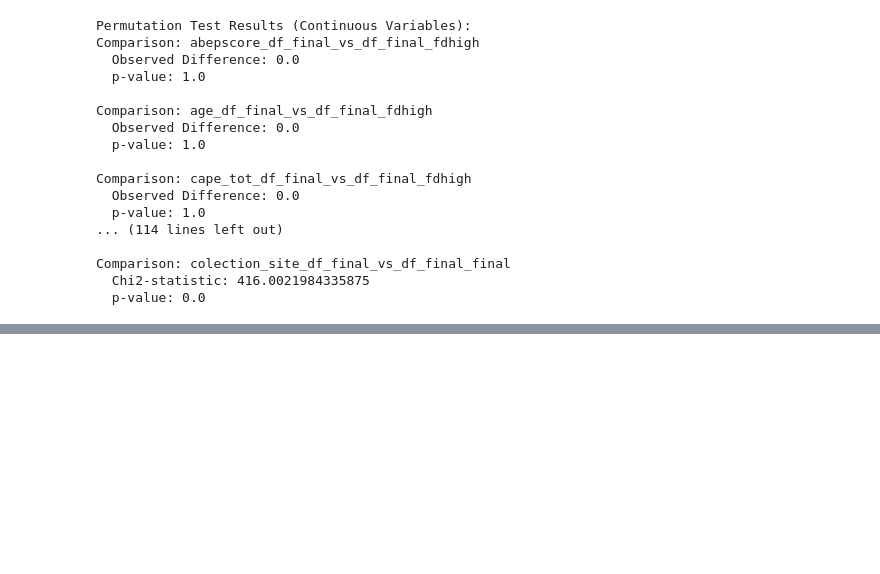
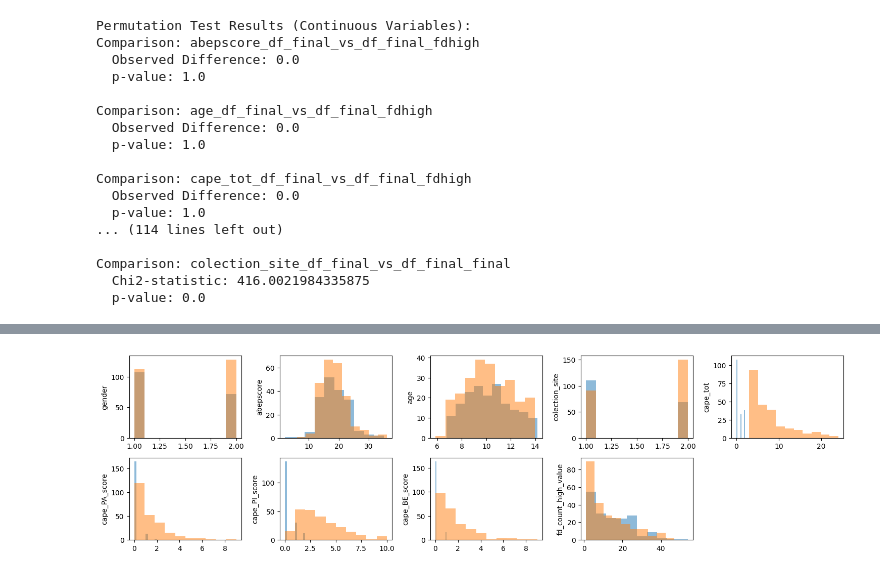
Before and after one commit to angeloodr/INPD-neuroimage-cape, a Jupyter notebook: analisys_code/organizing_dataset.ipynb, the cells around one changed output, grey strips where cells are left out. Cells and saved outputs as stored; diff of their text form; code cells hidden in the pictures; blank space fills up the shorter version.

```diff
--- a/analisys_code/organizing_dataset.ipynb
+++ b/analisys_code/organizing_dataset.ipynb
@@ -430,0 +492,42 @@ Exporting
+# %%
+# Dividir a pontuação de CAPE em baixa e alta (usar mediana como corte)
+df_final_final['cape_group'] = np.where(df_final_final['cape_tot'] >= df_final_final['cape_tot'].median(), 1, 0)
+
+# Variáveis para o modelo de propensity score
+covariates = ['age', 'gender', 'abepscore', 'colection_site', "fd_count_high_value"]
+
+# Ajustar o modelo de regressão logística para obter o propensity score
+logit_model = LogisticRegression()
+logit_model.fit(df_final_final[covariates], df_final_final['cape_group'])
+df_final_final['propensity_score'] = logit_model.predict_proba(df_final_final[covariates])[:, 1]
+
+# Matching com Nearest Neighbors
+treated = df_final_final[df_final_final['cape_group'] == 1]
+control = df_final_final[df_final_final['cape_group'] == 0]
+
+# Usar Nearest Neighbors para encontrar o matching
+nn = NearestNeighbors(n_neighbors=1)
+nn.fit(control[['propensity_score']])
+distances, indices = nn.kneighbors(treated[['propensity_score']])
+
+# Criar um DataFrame com os pares matched
+matched_control = control.iloc[indices.flatten()]
+matched_df = pd.concat([treated, matched_control])
+
+# # Verificar o balanceamento após o matching
+# import seaborn as sns
+# sns.boxplot(data=matched_df, x='cape_group', y='propensity_score')
+# plt.title('Propensity Score Balanceado Após o Matching')
+# plt.show()
+
+# print(matched_df.groupby('cape_group')['age'].mean())
+# %%
+plt.figure(figsize=[15,10])
+for i, prop in enumerate(df_final_final.columns[1:-3]):
+    plt.subplot(5,5,(i+1))
+    plt.hist(df_final_final.query('cape_group==0')[prop], alpha=0.5)
+    plt.hist(df_final_final.query('cape_group==1')[prop], alpha=0.5)
+    plt.ylabel(prop)
+    plt.tight_layout()
+# %% [output]
+[figure, added]
```
Also changed, not shown: parts of 15 cells of this notebook, 4 other files.
